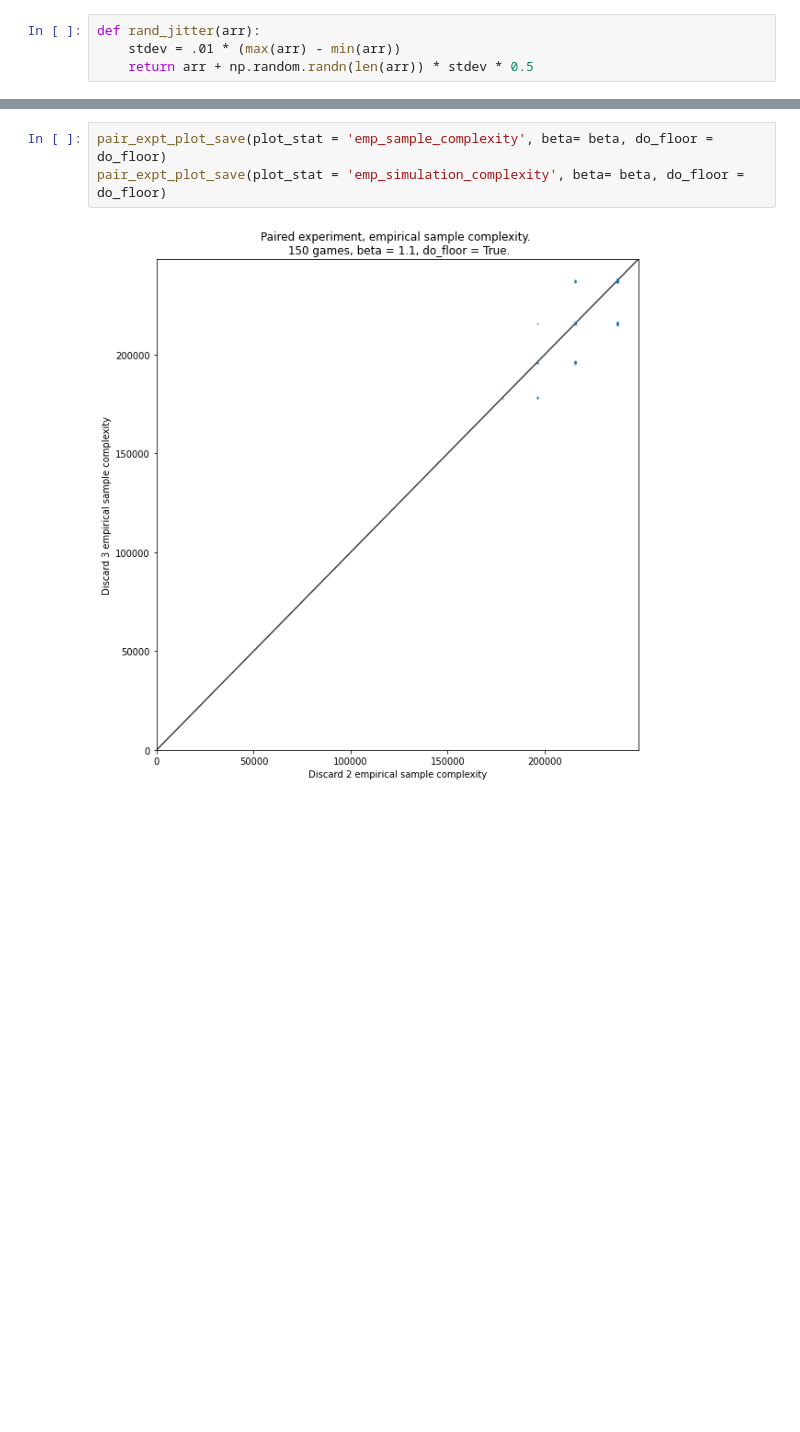
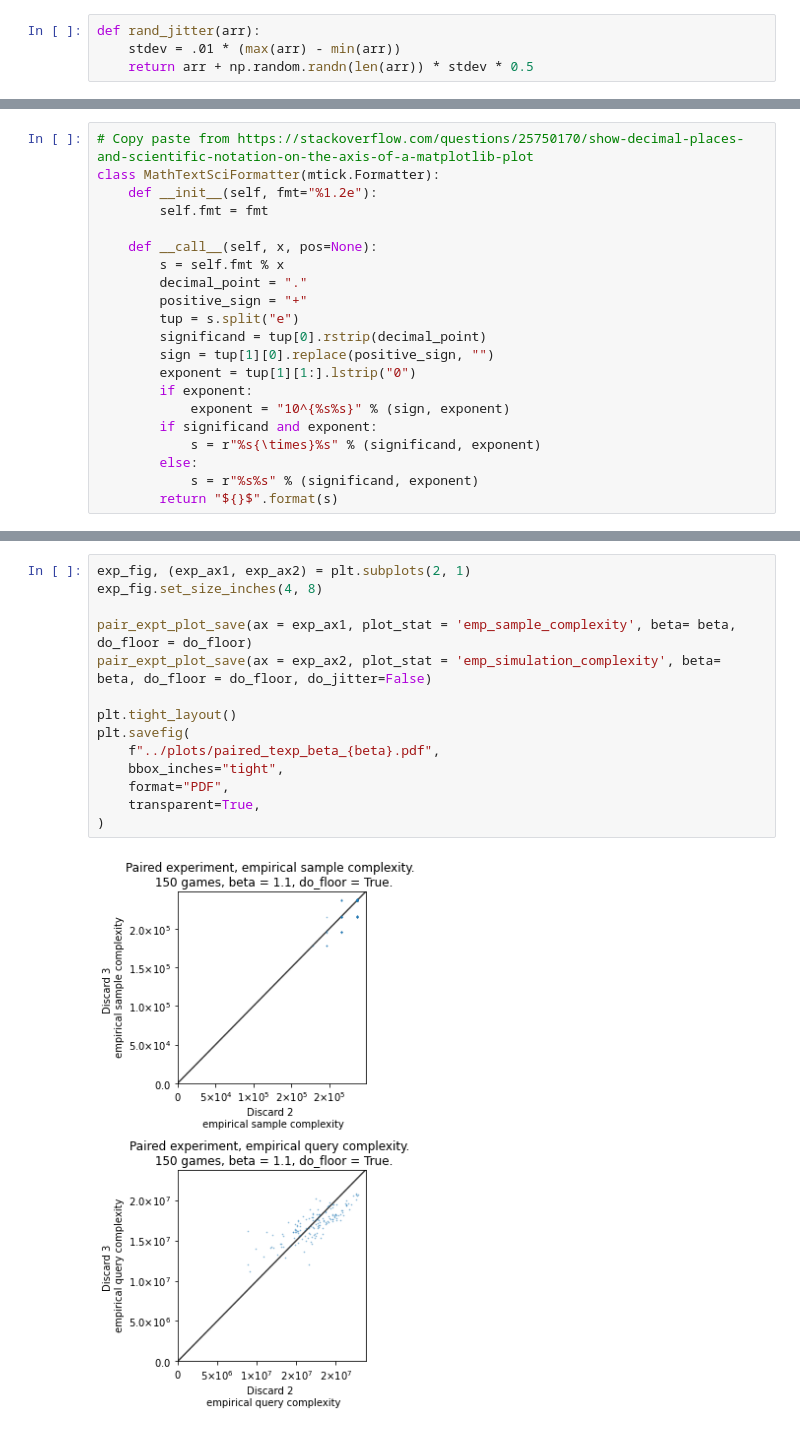
Before and after one commit to eareyan/poker, a Jupyter notebook: notebooks/Paired Results Analysis.ipynb, the cells around one changed output, grey strips where cells are left out. Drawn from its saved outputs; the diff is of its cells as text; blank space fills up the shorter version.

Commit message:
improving plots

```diff
--- a/notebooks/Paired Results Analysis.ipynb
+++ b/notebooks/Paired Results Analysis.ipynb
@@ -57 +58,22 @@ min(x), min(y)
+# %%
+# Copy paste from https://stackoverflow.com/questions/25750170/show-decimal-places-and-scientific-notation-on-the-axis-of-a-matplotlib-plot
+class MathTextSciFormatter(mtick.Formatter):
+    def __init__(self, fmt="%1.2e"):
+        self.fmt = fmt
+
+    def __call__(self, x, pos=None):
+        s = self.fmt % x
+        decimal_point = "."
+        positive_sign = "+"
+        tup = s.split("e")
+        significand = tup[0].rstrip(decimal_point)
+        sign = tup[1][0].replace(positive_sign, "")
+        exponent = tup[1][1:].lstrip("0")
+        if exponent:
+            exponent = "10^{%s%s}" % (sign, exponent)
+        if significand and exponent:
+            s = r"%s{\times}%s" % (significand, exponent)
+        else:
+            s = r"%s%s" % (significand, exponent)
+        return "${}$".format(s)
 # %%
@@ -102,5 +114,16 @@ def pair_expt_plot_save(plot_stat, beta, do_floor):
 # %%
-pair_expt_plot_save(plot_stat = 'emp_sample_complexity', beta= beta, do_floor = do_floor)
-pair_expt_plot_save(plot_stat = 'emp_simulation_complexity', beta= beta, do_floor = do_floor)
+exp_fig, (exp_ax1, exp_ax2) = plt.subplots(2, 1)
+exp_fig.set_size_inches(4, 8)
+
+pair_expt_plot_save(ax = exp_ax1, plot_stat = 'emp_sample_complexity', beta= beta, do_floor = do_floor)
+pair_expt_plot_save(ax = exp_ax2, plot_stat = 'emp_simulation_complexity', beta= beta, do_floor = do_floor, do_jitter=False)
+
+plt.tight_layout()
+plt.savefig(
+    f"../plots/paired_texp_beta_{beta}.pdf",
+    bbox_inches="tight",
+    format="PDF",
+    transparent=True,
+)
 # %% [output]
-[figure, old version]
+[figure, new version]
```
Also changed, not shown: parts of 8 cells of this notebook, 9 other files.
